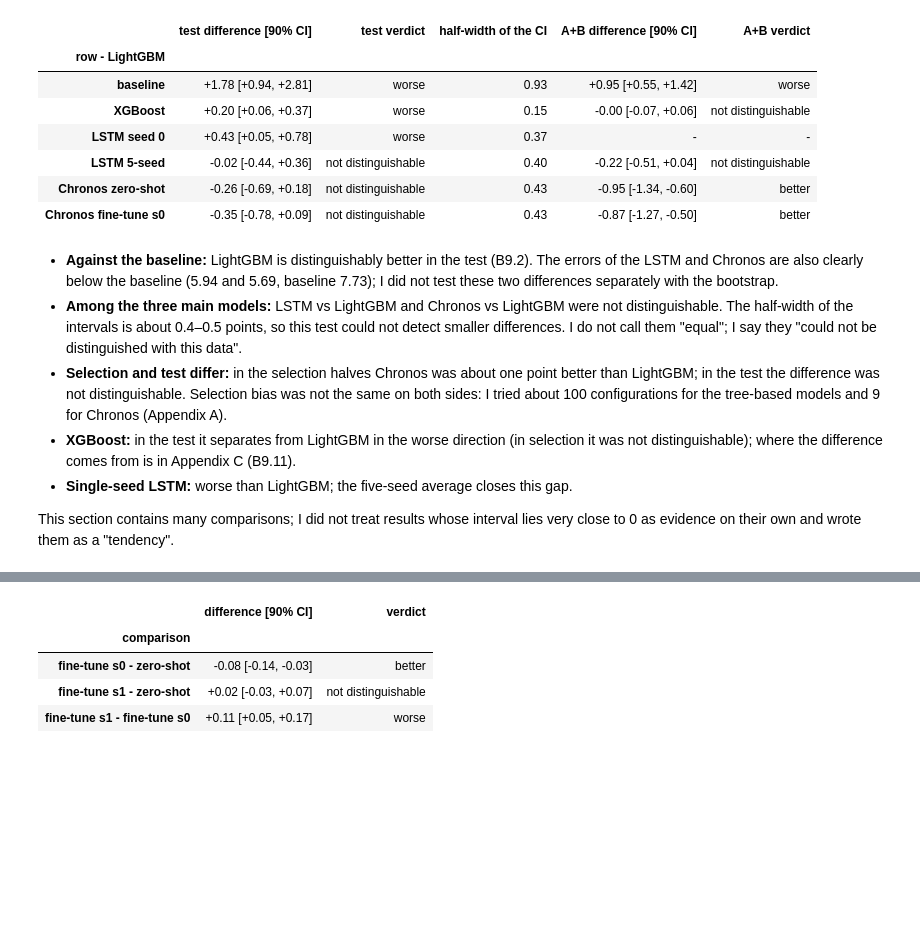
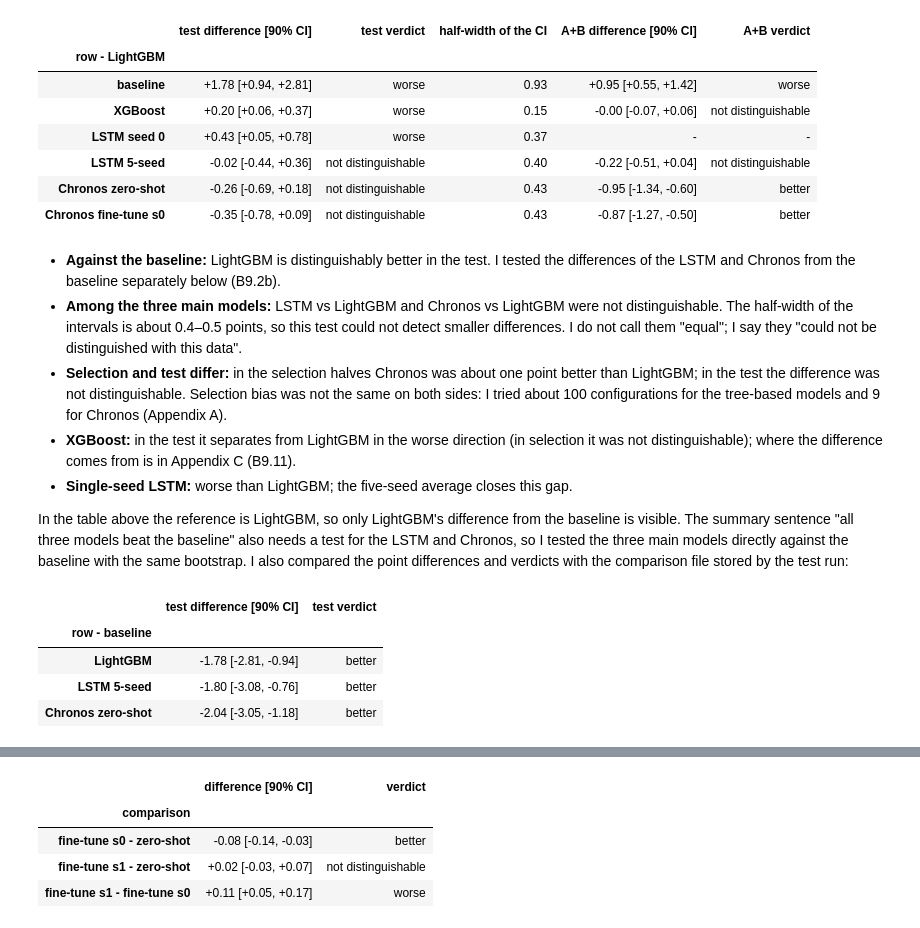
Before and after one commit to R7Murat/nyc-taxi-anomaly-forecasting, a Jupyter notebook: notebooks/05_time_series_forecasting.ipynb, the cells around one changed output, grey strips where cells are left out. Drawn from its saved outputs; the diff is of its cells as text; code cells hidden in the pictures; blank space fills up the shorter version.

Commit message:
Add bootstrap test of each main model against the baseline

```diff
--- a/notebooks/05_time_series_forecasting.ipynb
+++ b/notebooks/05_time_series_forecasting.ipynb
@@ -1428,10 +1428,25 @@ pd.DataFrame(rows).set_index("row - LightGBM")
 | Chronos zero-shot | -0.26 [-0.69, +0.18] | not distinguishable | 0.43 | -0.95 [-1.34, -0.60] | better |
 | Chronos fine-tune s0 | -0.35 [-0.78, +0.09] | not distinguishable | 0.43 | -0.87 [-1.27, -0.50] | better |
 # %% [markdown]
-- **Against the baseline:** LightGBM is distinguishably better in the test (B9.2). The errors of the LSTM and Chronos are also clearly below the baseline (5.94 and 5.69, baseline 7.73); I did not test these two differences separately with the bootstrap.
+- **Against the baseline:** LightGBM is distinguishably better in the test. I tested the differences of the LSTM and Chronos from the baseline separately below (B9.2b).
 - **Among the three main models:** LSTM vs LightGBM and Chronos vs LightGBM were not distinguishable. The half-width of the intervals is about 0.4–0.5 points, so this test could not detect smaller differences. I do not call them "equal"; I say they "could not be distinguished with this data".
 - **Selection and test differ:** in the selection halves Chronos was about one point better than LightGBM; in the test the difference was not distinguishable. Selection bias was not the same on both sides: I tried about 100 configurations for the tree-based models and 9 for Chronos (Appendix A).
 - **XGBoost:** in the test it separates from LightGBM in the worse direction (in selection it was not distinguishable); where the difference comes from is in Appendix C (B9.11).
 - **Single-seed LSTM:** worse than LightGBM; the five-seed average closes this gap.
 
-This section contains many comparisons; I did not treat results whose interval lies very close to 0 as evidence on their own and wrote them as a "tendency".
+In the table above the reference is LightGBM, so only LightGBM's difference from the baseline is visible. The summary sentence "all three models beat the baseline" also needs a test for the LSTM and Chronos, so I tested the three main models directly against the baseline with the same bootstrap. I also compared the point differences and verdicts with the comparison file stored by the test run:
+# %%
+# B9.2b each main model against the baseline on the test (10,000 resamples), checked against the comparisons stored by the test run
+stored_vb = pd.read_csv(TEST / "scores_24h_vs_baseline.csv").set_index("comparison")
+rows = []
+for m, sd in [("LightGBM", 900), ("LSTM 5-seed", 906), ("Chronos zero-shot", 907)]:
+    r = boot10k(T24[m], T24["baseline"], idx_T, seed=sd)
+    assert abs(r[0] - stored_vb.loc[f"{m} - baseline", "diff_pp"]) < 1e-6 and verdict(r) == stored_vb.loc[f"{m} - baseline", "verdict"]
+    rows.append({"row - baseline": m, "test difference [90% CI]": fmt(r), "test verdict": verdict(r)})
+pd.DataFrame(rows).set_index("row - baseline")
+# %% [output]
+|  | test difference [90% CI] | test verdict |
+| row - baseline |  |  |
+| LightGBM | -1.78 [-2.81, -0.94] | better |
+| LSTM 5-seed | -1.80 [-3.08, -0.76] | better |
+| Chronos zero-shot | -2.04 [-3.05, -1.18] | better |
```
Also changed, not shown: parts of 5 cells of this notebook.
